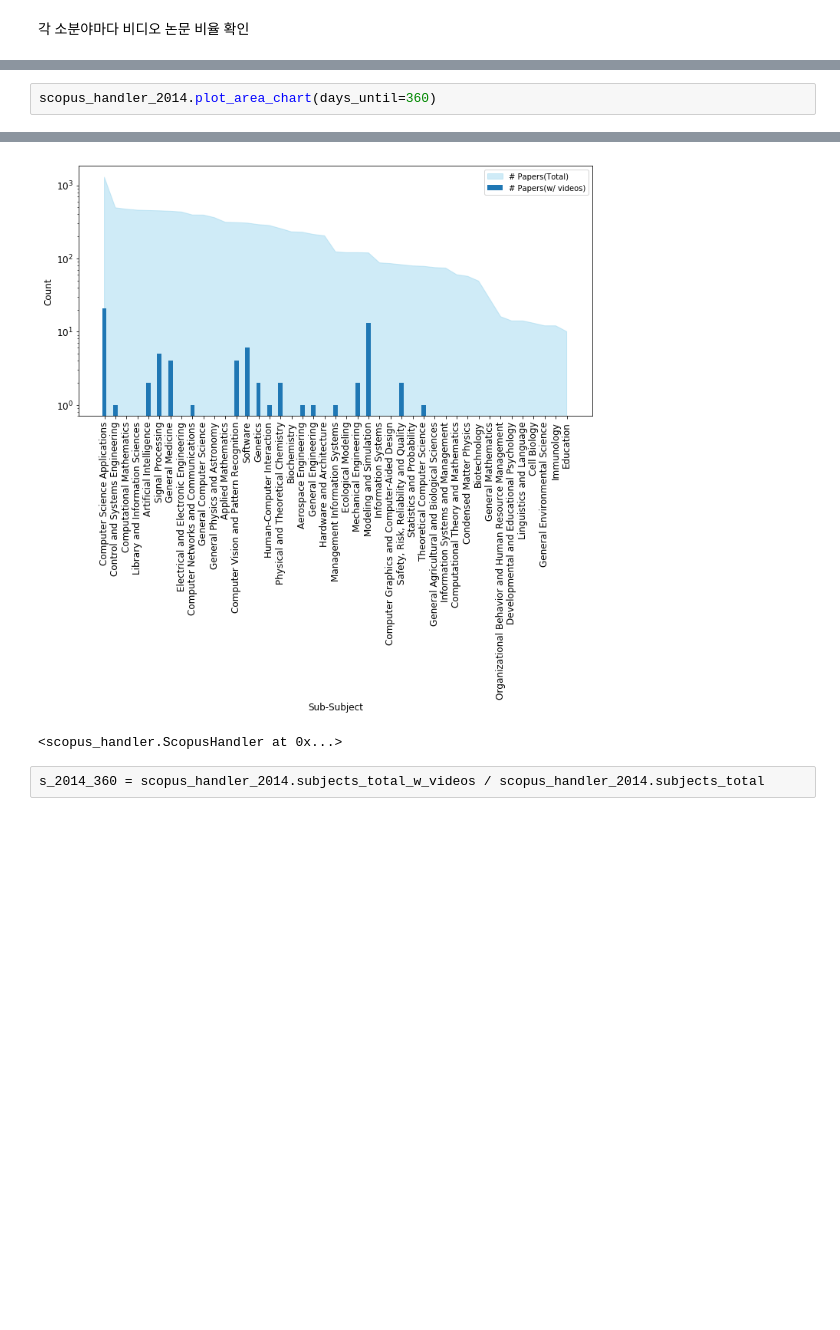
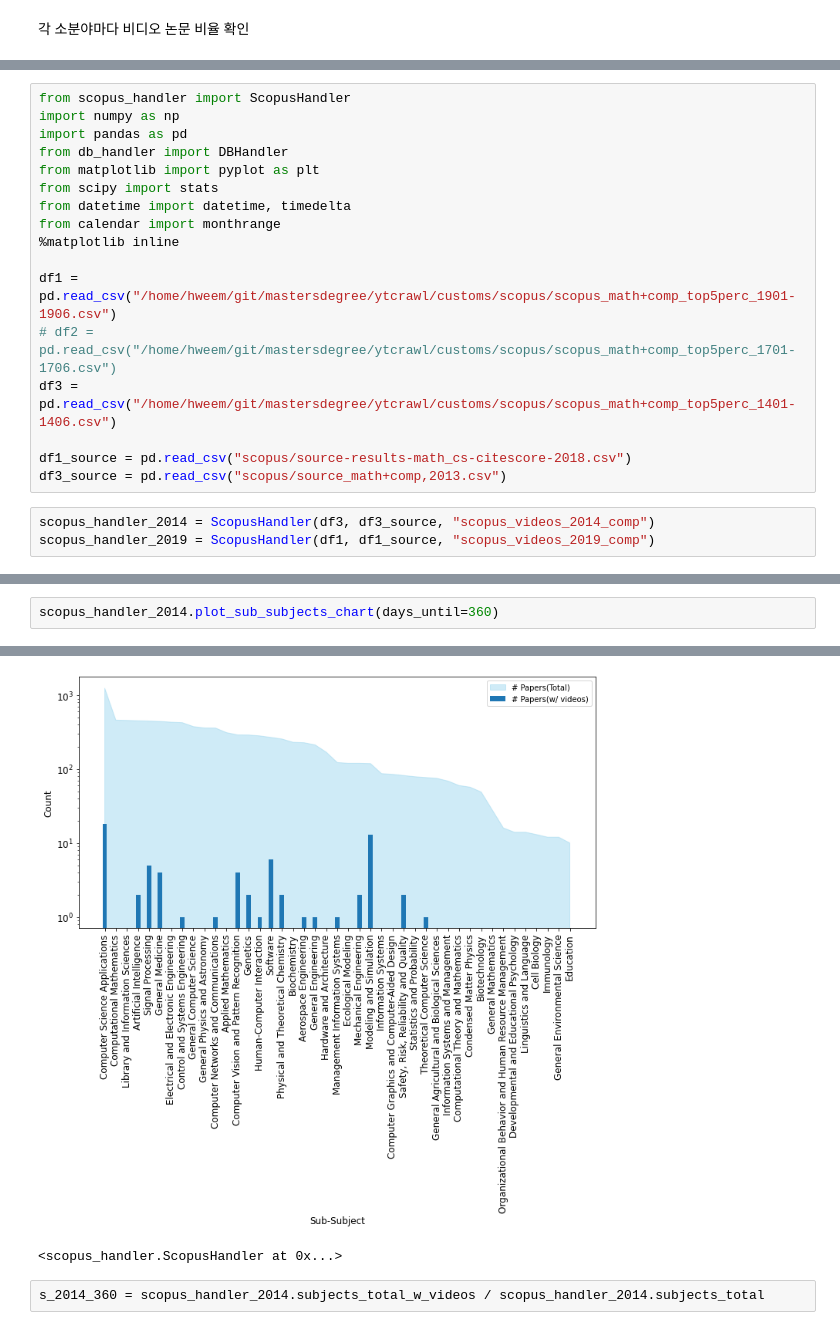
Before and after one commit to Hweemyoung/mastersdegree, a Jupyter notebook: ytcrawl/customs/200905 sub-subject plot.ipynb, the cells around one changed output, grey strips where cells are left out. Saved outputs shown, nothing was run; the diff lists cells and outputs as text; blank space fills up the shorter version.

```diff
--- a/ytcrawl/customs/200905 sub-subject plot.ipynb
+++ b/ytcrawl/customs/200905 sub-subject plot.ipynb
@@ -322,0 +320,20 @@ scopus_handler_2014 = ScopusHandler(df3, "scopus_videos_2014_comp")
+# %%
+from scopus_handler import ScopusHandler
+import numpy as np
+import pandas as pd
+from db_handler import DBHandler
+from matplotlib import pyplot as plt
+from scipy import stats
+from datetime import datetime, timedelta
+from calendar import monthrange
+%matplotlib inline
+
+df1 = pd.read_csv("/home/hweem/git/mastersdegree/ytcrawl/customs/scopus/scopus_math+comp_top5perc_1901-1906.csv")
+# df2 = pd.read_csv("/home/hweem/git/mastersdegree/ytcrawl/customs/scopus/scopus_math+comp_top5perc_1701-1706.csv")
+df3 = pd.read_csv("/home/hweem/git/mastersdegree/ytcrawl/customs/scopus/scopus_math+comp_top5perc_1401-1406.csv")
+
+df1_source = pd.read_csv("scopus/source-results-math_cs-citescore-2018.csv")
+df3_source = pd.read_csv("scopus/source_math+comp,2013.csv")
+# %%
+scopus_handler_2014 = ScopusHandler(df3, df3_source, "scopus_videos_2014_comp")
+scopus_handler_2019 = ScopusHandler(df1, df1_source, "scopus_videos_2019_comp")
@@ -323,3 +365,3 @@ scopus_handler_2014 = ScopusHandler(df3, "scopus_videos_2014_comp")
 # %%
-scopus_handler_2014.plot_area_chart(days_until=360)
+scopus_handler_2014.plot_sub_subjects_chart(days_until=360)
 # %% [output]
@@ -332,4 +374,4 @@ scopus_handler_2014.plot_area_chart(days_until=360)
-[figure, old version]
+[figure, new version]
 <scopus_handler.ScopusHandler at 0x...>
 # %%
 s_2014_360 = scopus_handler_2014.subjects_total_w_videos / scopus_handler_2014.subjects_total
```
Also changed, not shown: parts of 18 cells of this notebook, 23 other files.
